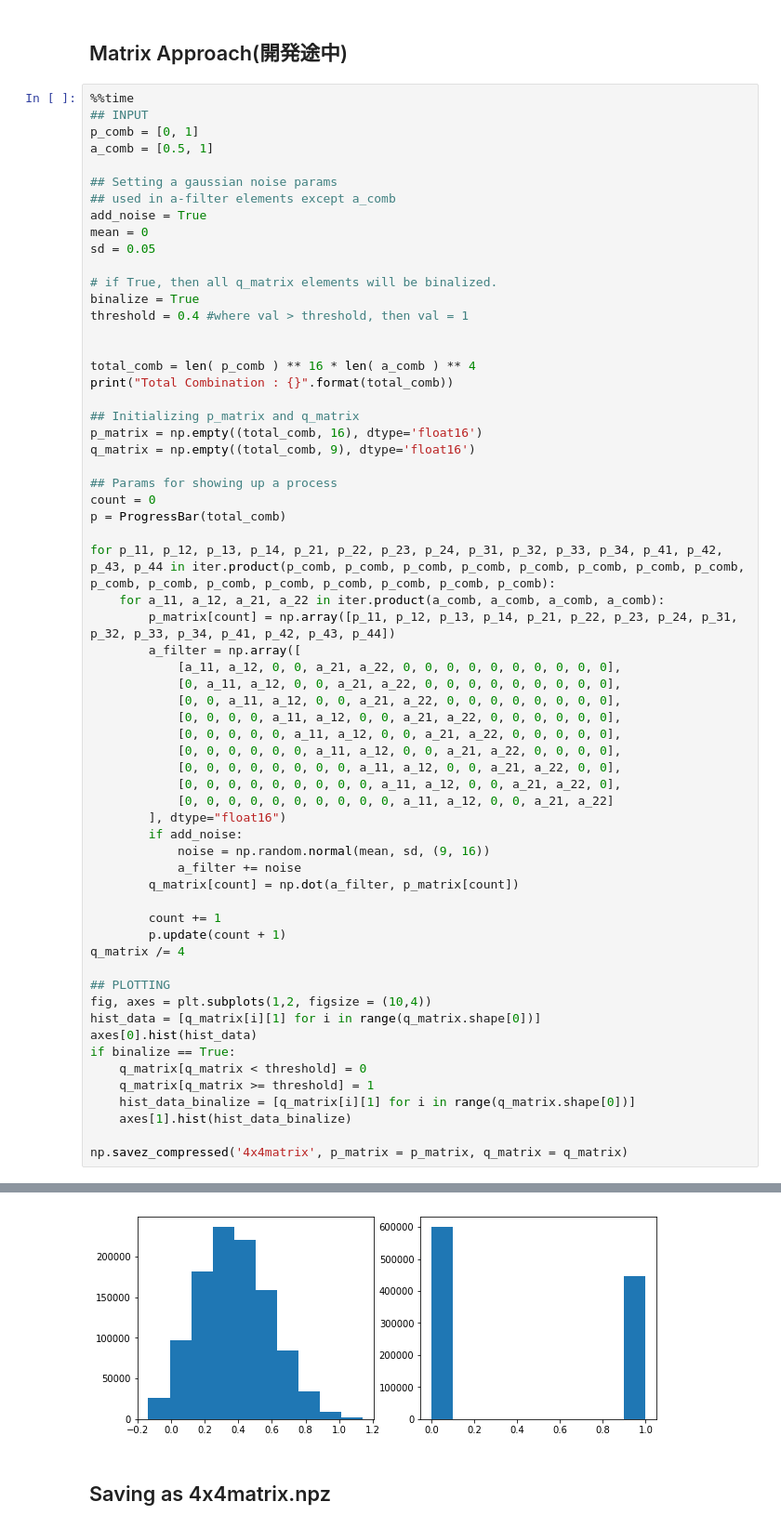
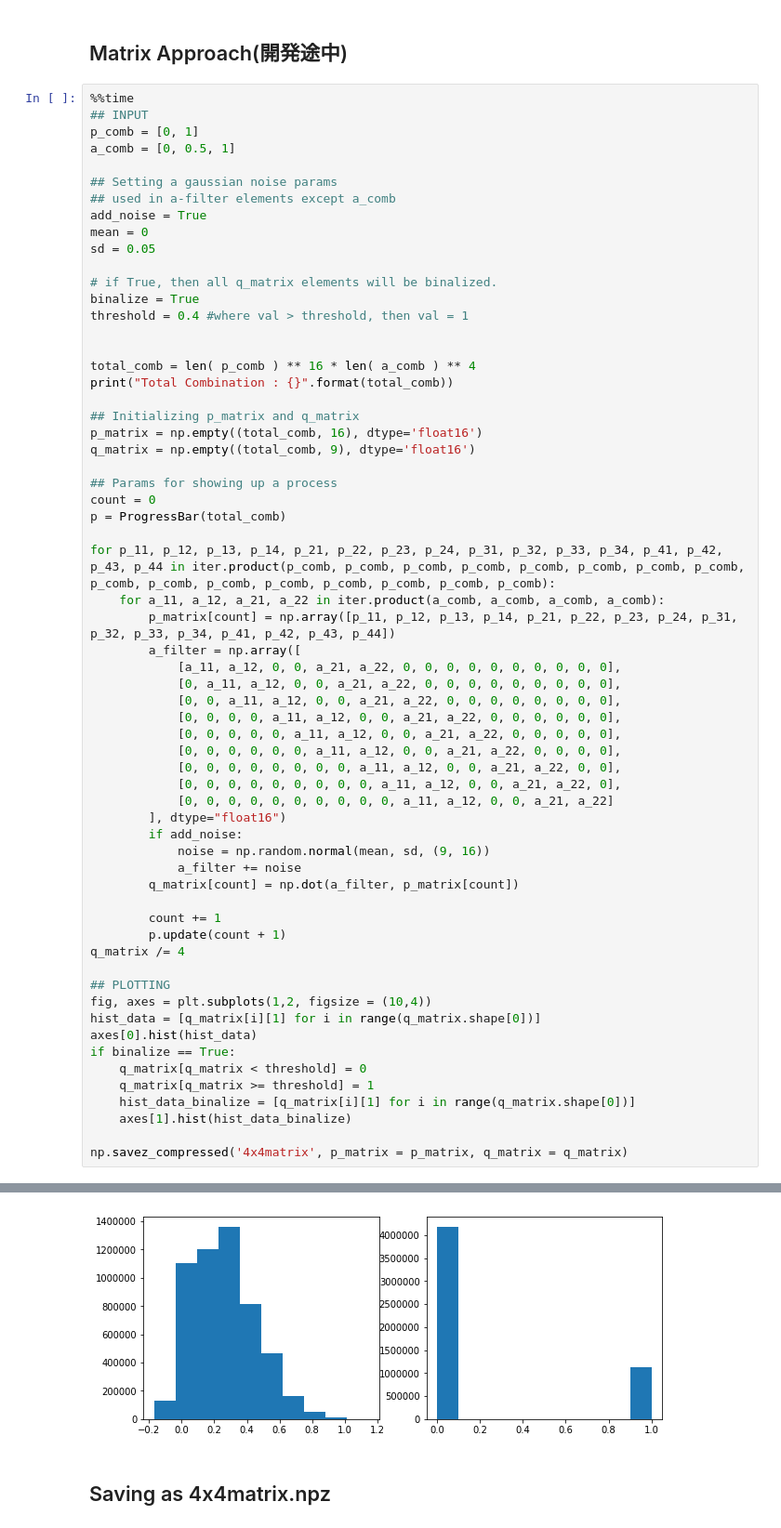
Before and after one commit to mositori/Bayesian-SuperResolution, a Jupyter notebook: ex1/4x4MatrixGenerator.ipynb, the cells around one changed output, grey strips where cells are left out. Shown at 93% size. Cells and saved outputs as stored; diff of their text form.

```diff
--- a/ex1/4x4MatrixGenerator.ipynb
+++ b/ex1/4x4MatrixGenerator.ipynb
@@ -182,7 +182,7 @@ Wall time: 936 ms
 %%time
 ## INPUT
 p_comb = [0, 1]
-a_comb = [0.5, 1]
+a_comb = [0, 0.5, 1]
 
 ## Setting a gaussian noise params
 ## used in a-filter elements except a_comb
@@ -249,4 +249,4 @@ Wall time: 34.2 s
-[figure, old version]
+[figure, new version]
 # %% [markdown]
 ## Saving as 4x4matrix.npz
 # %%
```
Also changed, not shown: parts of 1 cell of this notebook, 7 other files.
